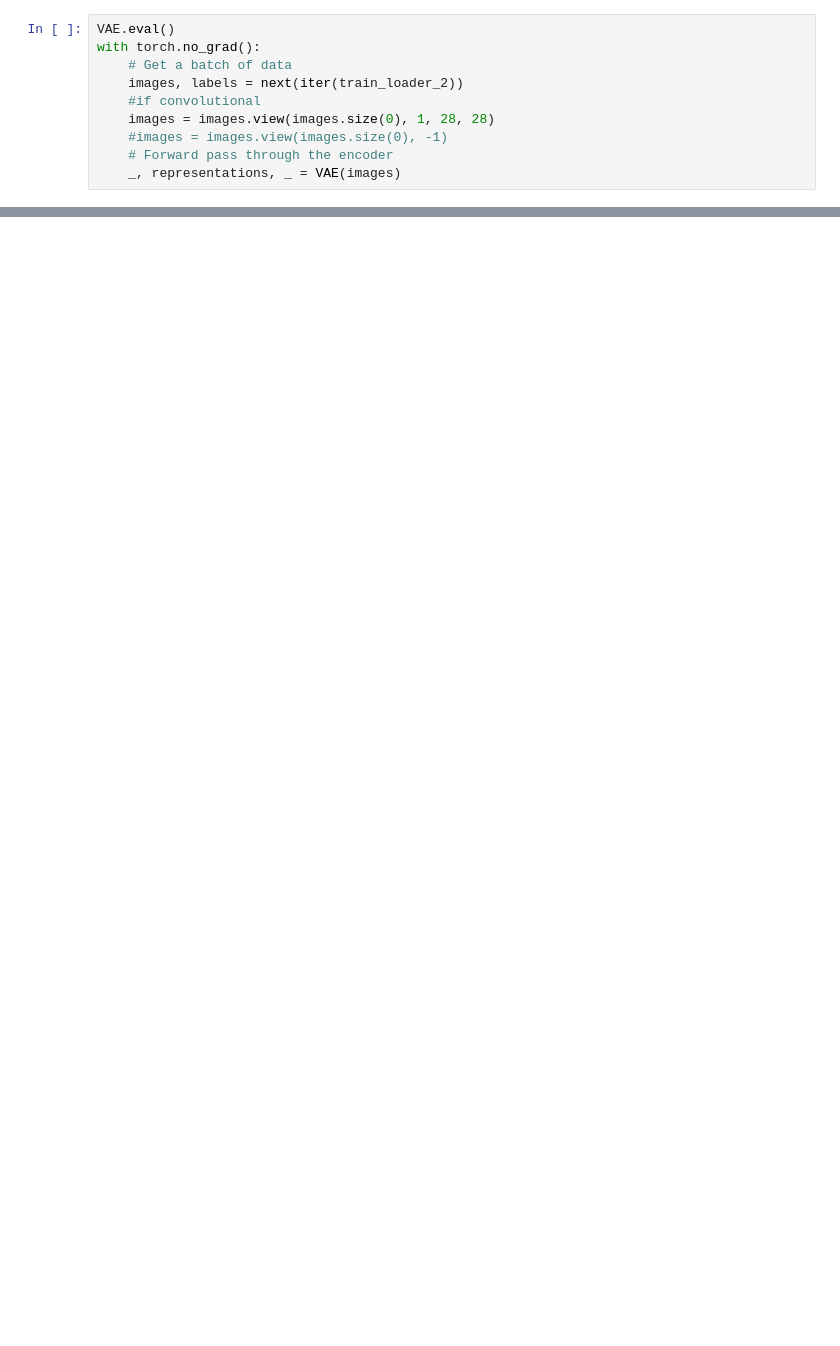
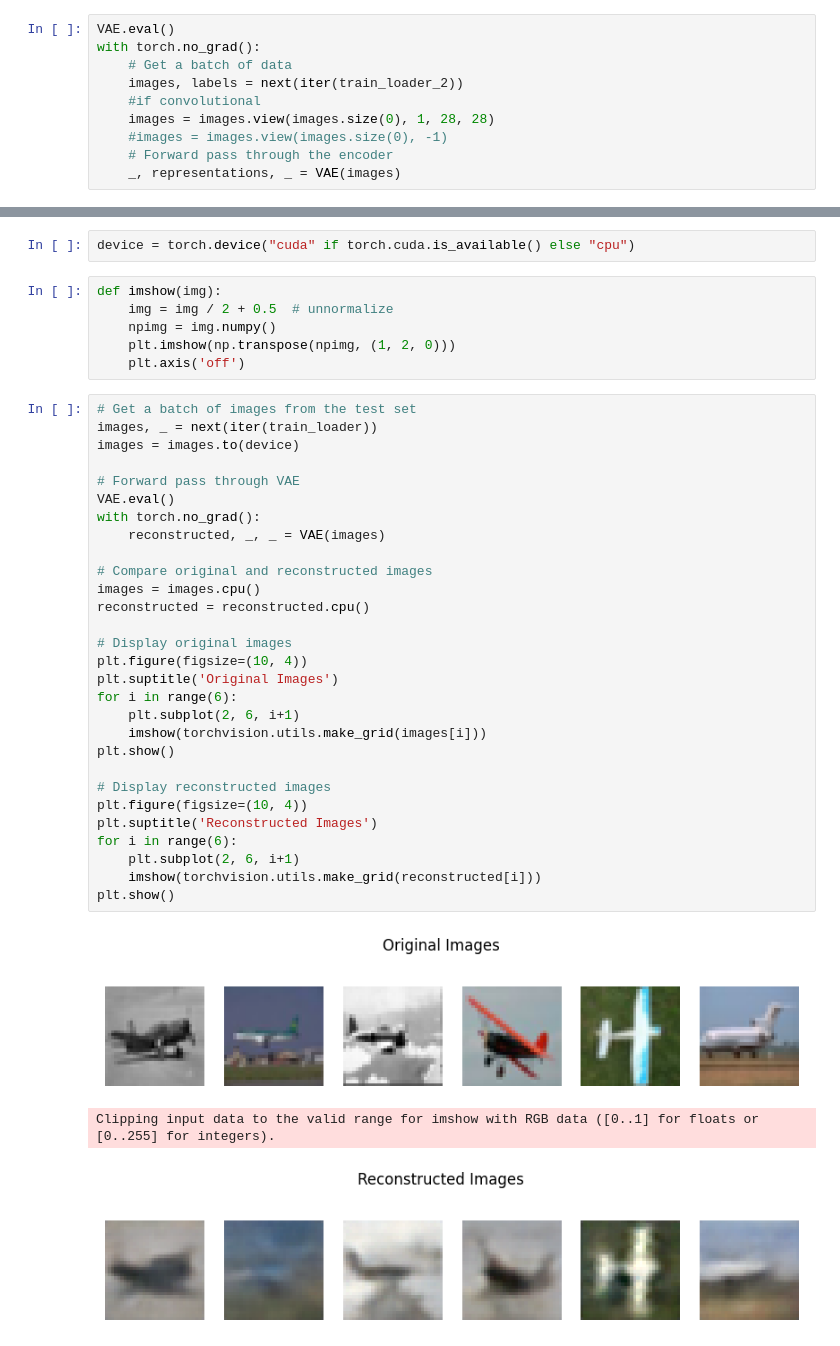
Before and after one commit to fcaretti/VAE_tutorial, a Jupyter notebook: VAE_intro.ipynb, the cells around one changed output, grey strips where cells are left out. Drawn from its saved outputs; the diff is of its cells as text; blank space fills up the shorter version.

```diff
--- a/VAE_intro.ipynb
+++ b/VAE_intro.ipynb
@@ -429,0 +605,41 @@ torch.Size([10, 1, 28, 28])
+# %%
+device = torch.device("cuda" if torch.cuda.is_available() else "cpu")
+# %%
+def imshow(img):
+    img = img / 2 + 0.5  # unnormalize
+    npimg = img.numpy()
+    plt.imshow(np.transpose(npimg, (1, 2, 0)))
+    plt.axis('off')
+# %%
+# Get a batch of images from the test set
+images, _ = next(iter(train_loader))
+images = images.to(device)
+
+# Forward pass through VAE
+VAE.eval()
+with torch.no_grad():
+    reconstructed, _, _ = VAE(images)
+
+# Compare original and reconstructed images
+images = images.cpu()
+reconstructed = reconstructed.cpu()
+
+# Display original images
+plt.figure(figsize=(10, 4))
+plt.suptitle('Original Images')
+for i in range(6):
+    plt.subplot(2, 6, i+1)
+    imshow(torchvision.utils.make_grid(images[i]))
+plt.show()
+
+# Display reconstructed images
+plt.figure(figsize=(10, 4))
+plt.suptitle('Reconstructed Images')
+for i in range(6):
+    plt.subplot(2, 6, i+1)
+    imshow(torchvision.utils.make_grid(reconstructed[i]))
+plt.show()
+# %% [output]
+[figure, added]
+Clipping input data to the valid range for imshow with RGB data ([0..1] for floats or [0..255] for integers).
+[figure, added]
```
Also changed, not shown: parts of 21 cells of this notebook.
